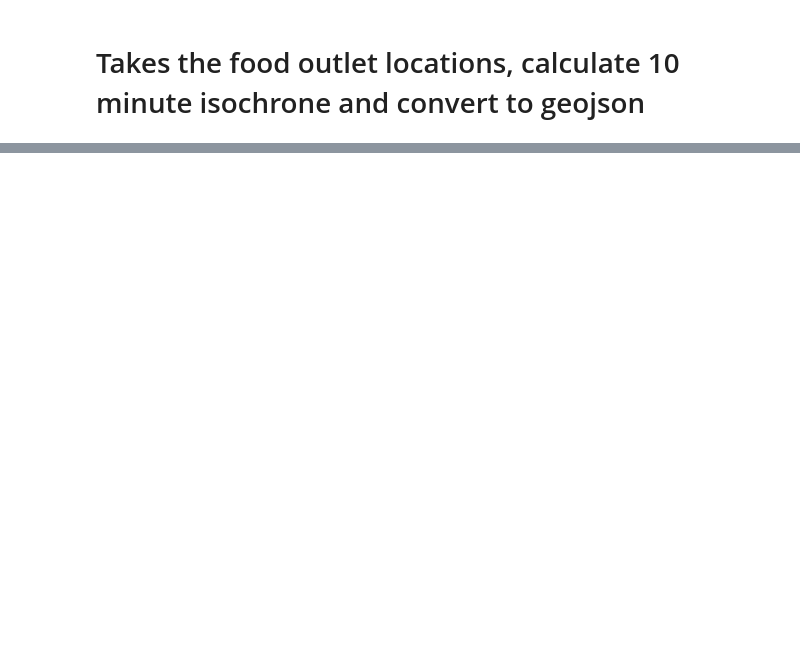
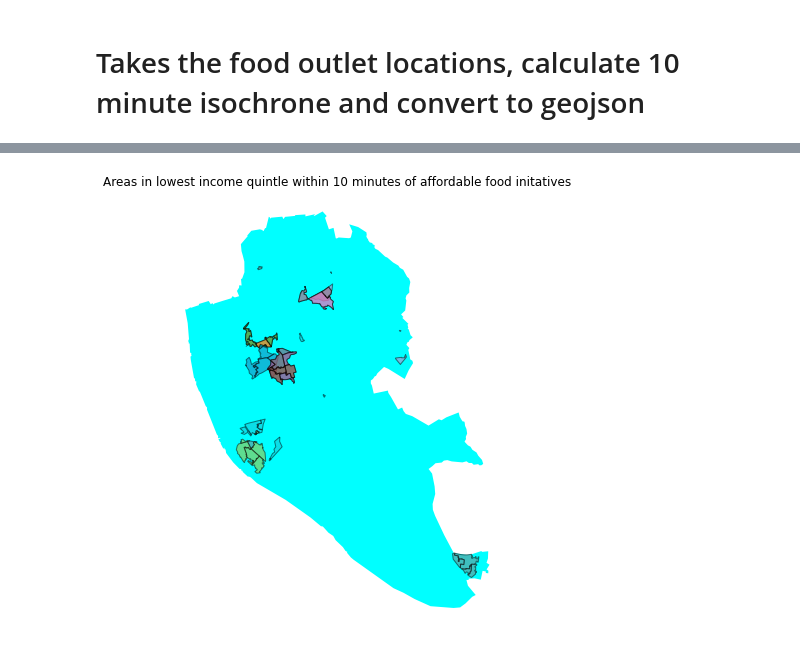
Before and after one commit to johnardavies/City_map, a Jupyter notebook: map_data_processing/Further_analysis.ipynb, the cells around one changed output, grey strips where cells are left out. Cells and saved outputs as stored; diff of their text form; code cells hidden in the pictures; blank space fills up the shorter version.

```diff
--- a/map_data_processing/Further_analysis.ipynb
+++ b/map_data_processing/Further_analysis.ipynb
@@ -73,0 +128,9 @@ with open('/notebooks/Isochrone.geojson', 'w') as f:
+# %%
+#Lower income levels within 10 minutes of affordable food initative provision
+lower_income_withaccess = gpd.overlay(Lower_income, travel_distances, how='intersection')
+ax = Liverpool_boundary.plot(color='cyan', figsize=(6,13))
+ax.axis('off') # Turns off the axis
+plt.title("Areas in lowest income quintle within 10 minutes of affordable food initatives")
+lower_income_withaccess.plot(alpha=0.5, edgecolor='k', cmap='tab10',ax=ax);
+# %% [output]
+[figure, added]
```
Also changed, not shown: parts of 14 cells of this notebook.
